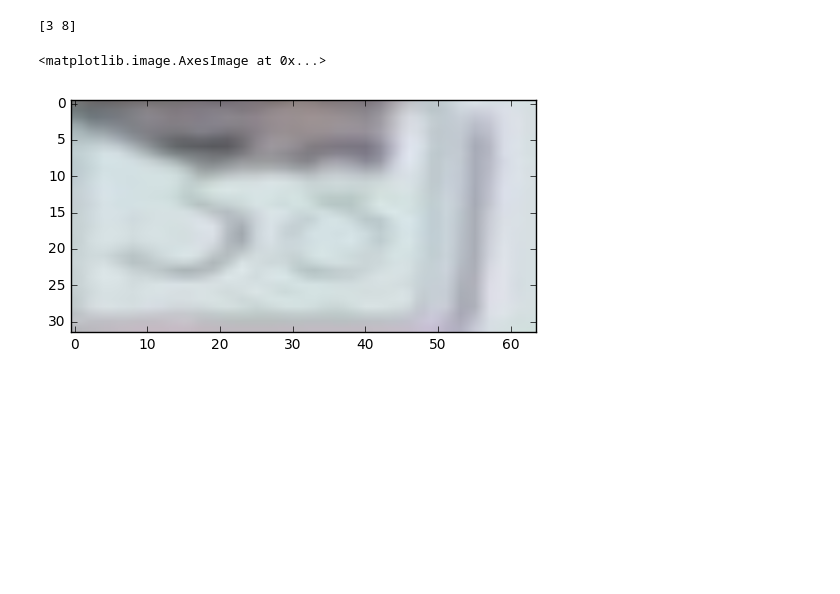
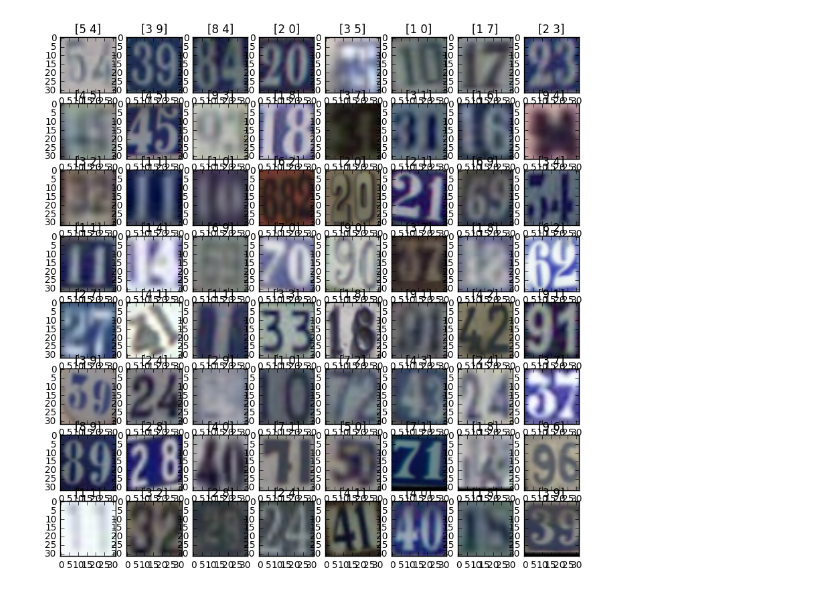
Before and after one commit to ankdesh/DeepLearning-UdacityCapston, a Jupyter notebook: notebooks/SVHN-CNN/ReadData-Verfify.ipynb, the cells around one changed output. Saved outputs shown, nothing was run; the diff lists cells and outputs as text; code cells hidden in the pictures; blank space fills up the shorter version.

```diff
--- a/notebooks/SVHN-CNN/ReadData-Verfify.ipynb
+++ b/notebooks/SVHN-CNN/ReadData-Verfify.ipynb
@@ -14,7 +16,10 @@ print (imgs[0].shape)
-# %%
-print (labels[0])
-plt.imshow(imgs[0])
-# %% [output]
-[3 8]
-<matplotlib.image.AxesImage at 0x...>
-[figure, removed]
+# %%
+numImgEachAxis = 8
+f,ax = plt.subplots(numImgEachAxis, numImgEachAxis, figsize=(10,10))
+for i in range(numImgEachAxis):
+    for j in range(numImgEachAxis):
+        ax[i][j].set_title(str(labels[i*10 + j]))
+        ax[i][j].imshow(imgs[i*10 + j])
+plt.show() # or display.display(plt.gcf()) if you prefer
+# %% [output]
+[figure, added]
```
Also changed, not shown: parts of 2 cells of this notebook, 4 other files.
